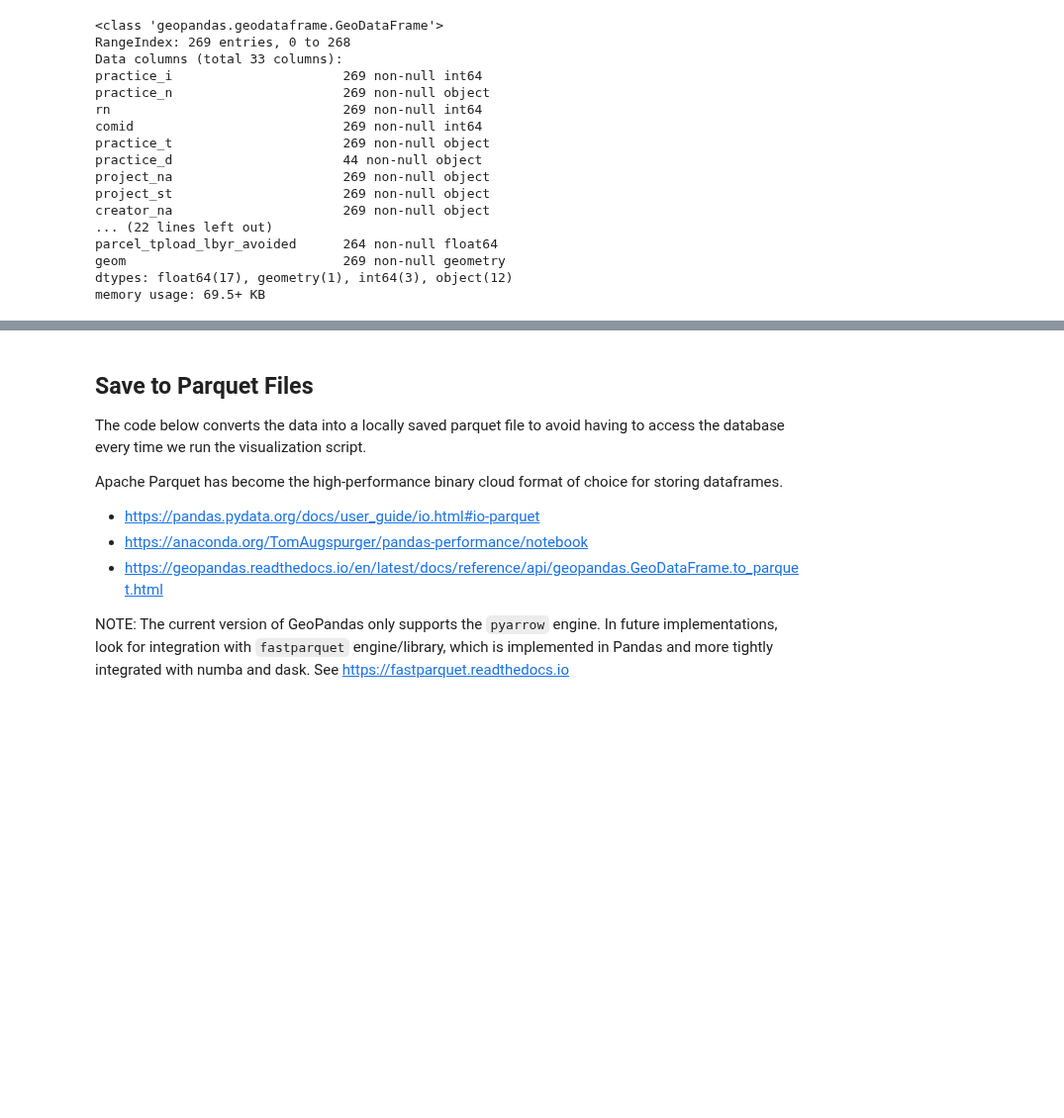
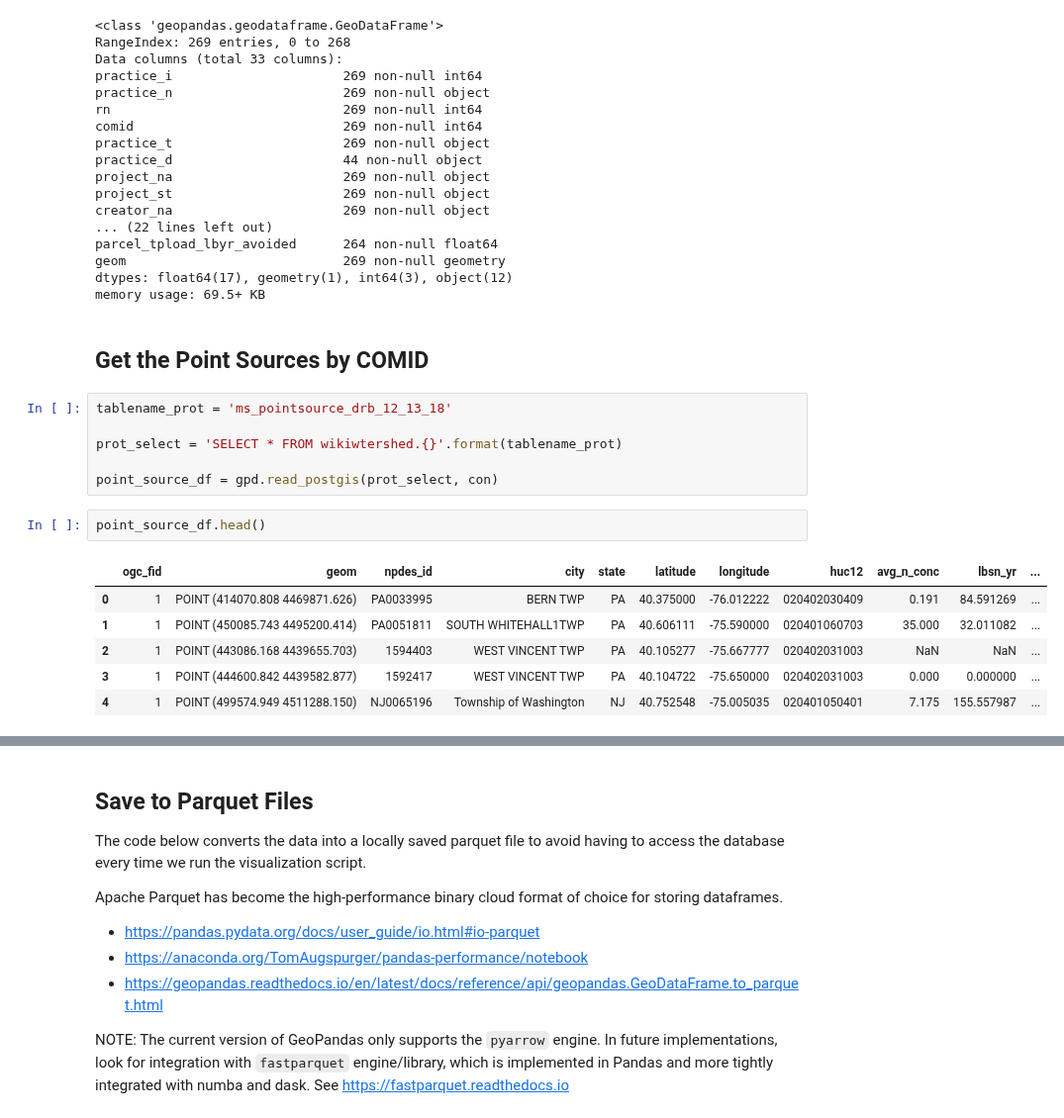
Before and after one commit to TheAcademyofNaturalSciences/WikiSRATMicroService, a Jupyter notebook: WikiSRAT_Demo.ipynb, the cells around one changed output, grey strips where cells are left out. Shown at 99% size. Saved outputs shown, nothing was run; the diff lists cells and outputs as text; blank space fills up the shorter version.

```diff
--- a/WikiSRAT_Demo.ipynb
+++ b/WikiSRAT_Demo.ipynb
@@ -693,3 +693,20 @@ parcel_tpload_lbyr_avoided      264 non-null float64
 geom                            269 non-null geometry
 dtypes: float64(17), geometry(1), int64(3), object(12)
 memory usage: 69.5+ KB
+# %% [markdown]
+## Get the Point Sources by COMID
+# %%
+tablename_prot = 'ms_pointsource_drb_12_13_18'
+
+prot_select = 'SELECT * FROM wikiwtershed.{}'.format(tablename_prot)
+
+point_source_df = gpd.read_postgis(prot_select, con)
+# %%
+point_source_df.head()
+# %% [output]
+|  | ogc_fid | geom | npdes_id | city | state | latitude | longitude | huc12 | avg_n_conc | lbsn_yr | ... |
+| 0 | 1 | POINT (414070.808 4469871.626) | PA0033995 | BERN TWP | PA | 40.375000 | -76.012222 | 020402030409 | 0.191 | 84.591269 | ... |
+| 1 | 1 | POINT (450085.743 4495200.414) | PA0051811 | SOUTH WHITEHALL1TWP | PA | 40.606111 | -75.590000 | 020401060703 | 35.000 | 32.011082 | ... |
+| 2 | 1 | POINT (443086.168 4439655.703) | 1594403 | WEST VINCENT TWP | PA | 40.105277 | -75.667777 | 020402031003 | NaN | NaN | ... |
+| 3 | 1 | POINT (444600.842 4439582.877) | 1592417 | WEST VINCENT TWP | PA | 40.104722 | -75.650000 | 020402031003 | 0.000 | 0.000000 | ... |
+| 4 | 1 | POINT (499574.949 4511288.150) | NJ0065196 | Township of Washington | NJ | 40.752548 | -75.005035 | 020401050401 | 7.175 | 155.557987 | ... |
```
Also changed, not shown: parts of 2 cells of this notebook, 1 other file.
